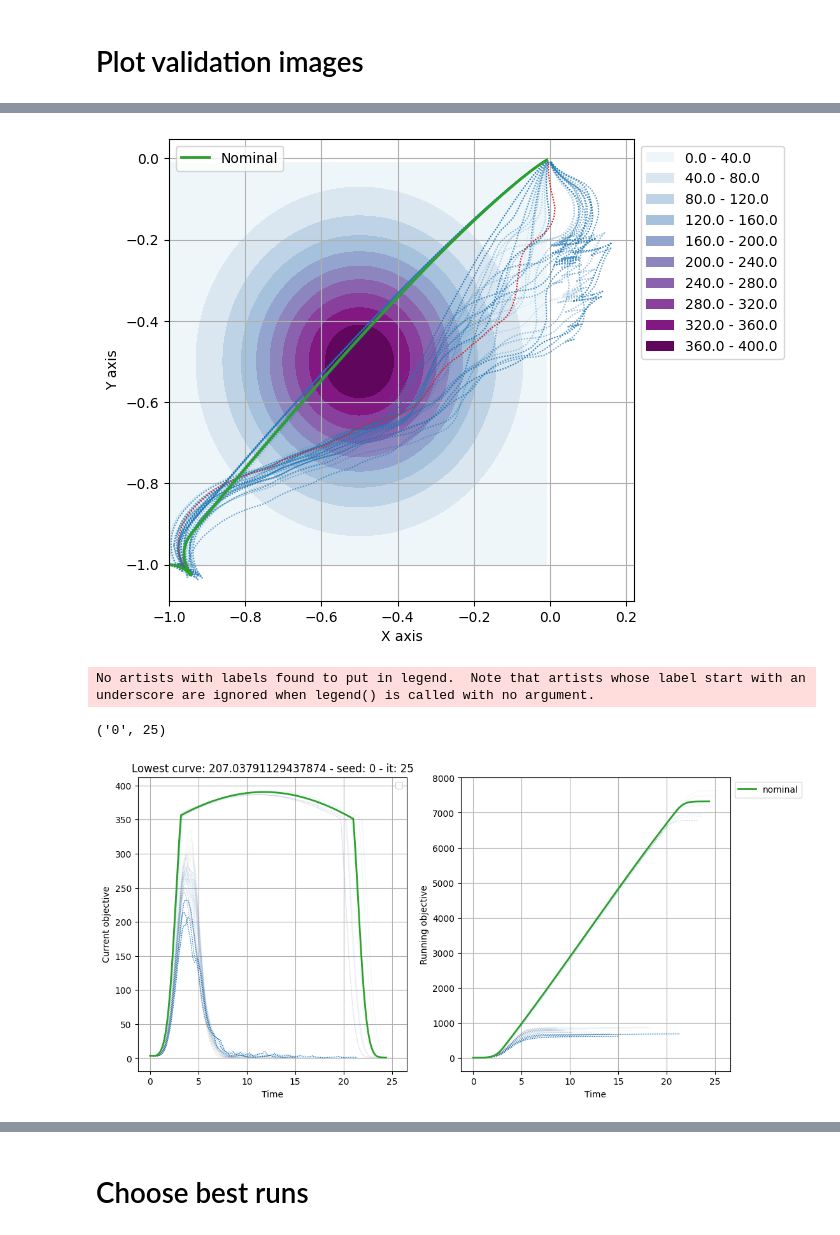
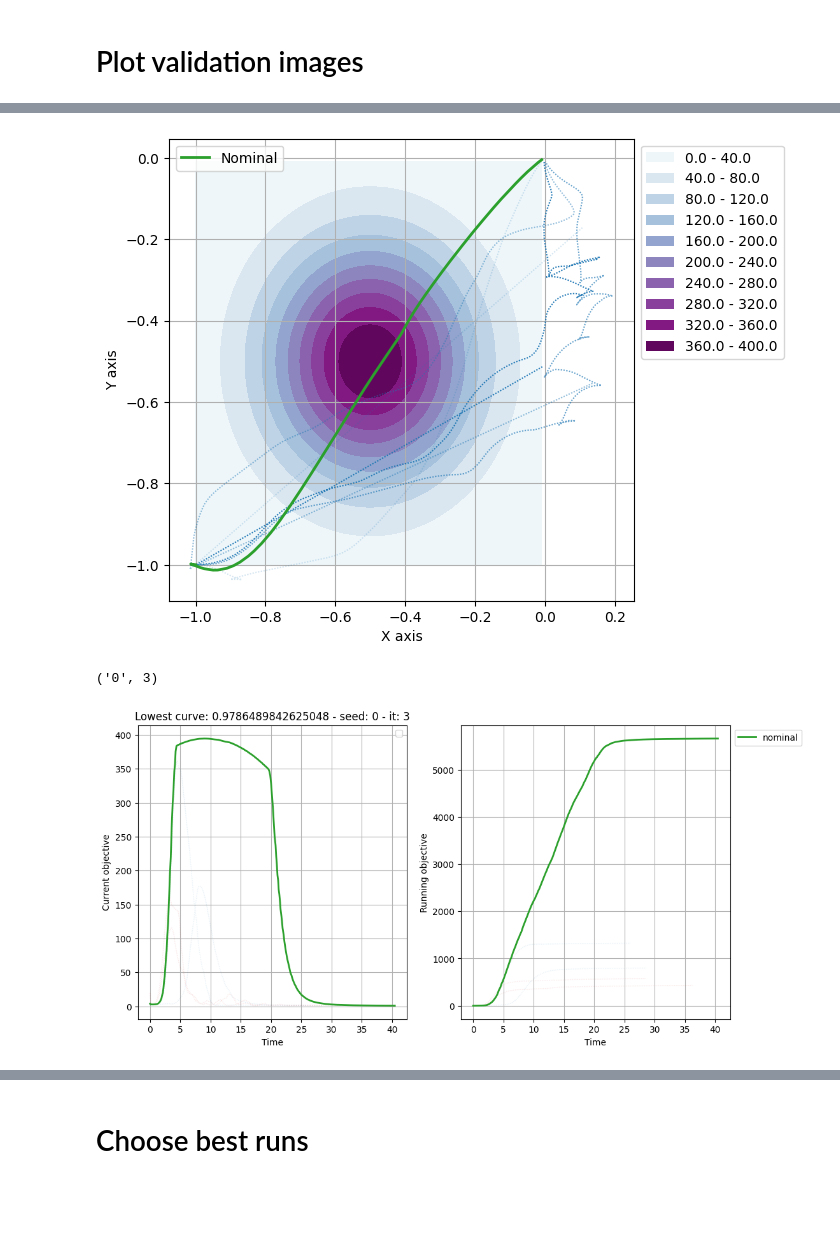
Before and after one commit to thd-research/regelum-playground, a Jupyter notebook: load_historical_data.ipynb, the cells around one changed output, grey strips where cells are left out. Cells and saved outputs as stored; diff of their text form; code cells hidden in the pictures; blank space fills up the shorter version.

Commit message:
add calf in gazebo

```diff
--- a/load_historical_data.ipynb
+++ b/load_historical_data.ipynb
@@ -98,10 +98,13 @@ ref_dir = "regelum_data/outputs/2024-07-25/11-15-03/0/.callbacks/HistoricalDataC
 
 # CALF with quad-nomix
 data_dir = "regelum_data/outputs/2024-08-06/08-46-07"
-data_dir = "regelum_data/outputs/2024-08-06/10-15-44" # Apply slow down
+data_dir = "regelum_data/outputs/2024-08-06/11-47-58" # Apply slow down
 ref_dir = "regelum_data/outputs/2024-08-06/08-57-20" # Not apply slow down
 ref_dir = "regelum_data/outputs/2024-08-06/10-12-06" # Apply slow down
 
+# CALF gazebo in LAB Server
+data_dir = "regelum_data/outputs/2024-08-06/12-55-49"
+ref_dir = "regelum_data/outputs/2024-08-06/12-50-11"
 
 def get_df_from_folder(data_dir):
     df_list = []
@@ -233,7 +228,7 @@ def plot_trajectories_given_trajectory(df, ref_df=None):
 # %%
 plot_trajectories_given_trajectory(clean_df, ref_df)
 # %% [output]
-[figure, old version]
+[figure, new version]
 # %%
 def plot_objective(df, ref_df=None):
     seeds = df["seed"].unique()
@@ -250,12 +245,15 @@ def plot_objective(df, ref_df=None):
 
         for param_trial in trials:
             sub_df_2 = sub_df_1[sub_df_1["file_name"] == param_trial]
-            # alpha = (sub_df_2["current_value"].max()/sub_df_1["current_value"].max())
-            lowest_current_value
-        #     rv = stats.norm(loc=lowest_current_value, scale=5)
-            rv = stats.norm(loc=lowest_current_value, scale=20)
-            alpha = rv.pdf(sub_df_2["current_value"].max())*100
-            alpha = np.clip(alpha, 0.1, 1)
+            last_alpha = True
+            if last_alpha:
+                alpha = (sub_df_2["current_value"].max()/sub_df_1["current_value"].max())
+            else:
+                lowest_current_value
+            #     rv = stats.norm(loc=lowest_current_value, scale=5)
+                rv = stats.norm(loc=lowest_current_value, scale=20)
+                alpha = rv.pdf(sub_df_2["current_value"].max())*10000
+                alpha = np.clip(alpha, 0.1, 1)
 
             ax[0].plot(sub_df_2["time"], sub_df_2["current_value"],
                     linestyle=linestyle_dict[style[1]],
@@ -279,36 +277,35 @@ def plot_objective(df, ref_df=None):
         ax[1].plot(ref_df["time"], ref_df["running_objective"],
                 linestyle=linestyle_dict[style[5]],
                 lw=2,
                 color=colors[10],
                 alpha=1,
                 label="nominal")
 
     ax[0].set_title("Lowest curve: {} - seed: {} - it: {}".format(lowest_current_value, lowest_current_value_info[0], lowest_current_value_info[1]))
     # draw goal pose
     ax[0].legend(bbox_to_anchor=(1, 1))
     ax[1].legend(bbox_to_anchor=(1, 1))
 
     ax[0].set_xlabel('Time')
     ax[0].set_ylabel('Current objective')
     ax[1].set_xlabel('Time')
     ax[1].set_ylabel('Running objective')
 
     # Show the plot
     ax[0].grid(True)
     ax[1].grid(True)
 
     fig.savefig("media/objectives.svg", dpi=fig.dpi)
 
 
 plot_objective(clean_df, ref_df)
 
 # concat_df.loc["iteration_id"]
 # clean_df.loc[:, ["seed", "iteration_id", "current_value"]].groupby(["seed", "iteration_id"]).agg("max").sort_values(by="current_value").values[0, 0]
 clean_df.loc[:, ["seed", "iteration_id", "current_value"]].groupby(["seed", "iteration_id"]).agg("max").sort_values(by="current_value").index[0]
 # %% [output]
-No artists with labels found to put in legend.  Note that artists whose label start with an underscore are ignored when legend() is called with no argument.
+('0', 3)
-('0', 25)
-[figure, old version]
+[figure, new version]
 # %%
 plot_objective(clean_df, ref_df)
 # %% [output]
```
Also changed, not shown: parts of 9 cells of this notebook, 11 other files.
